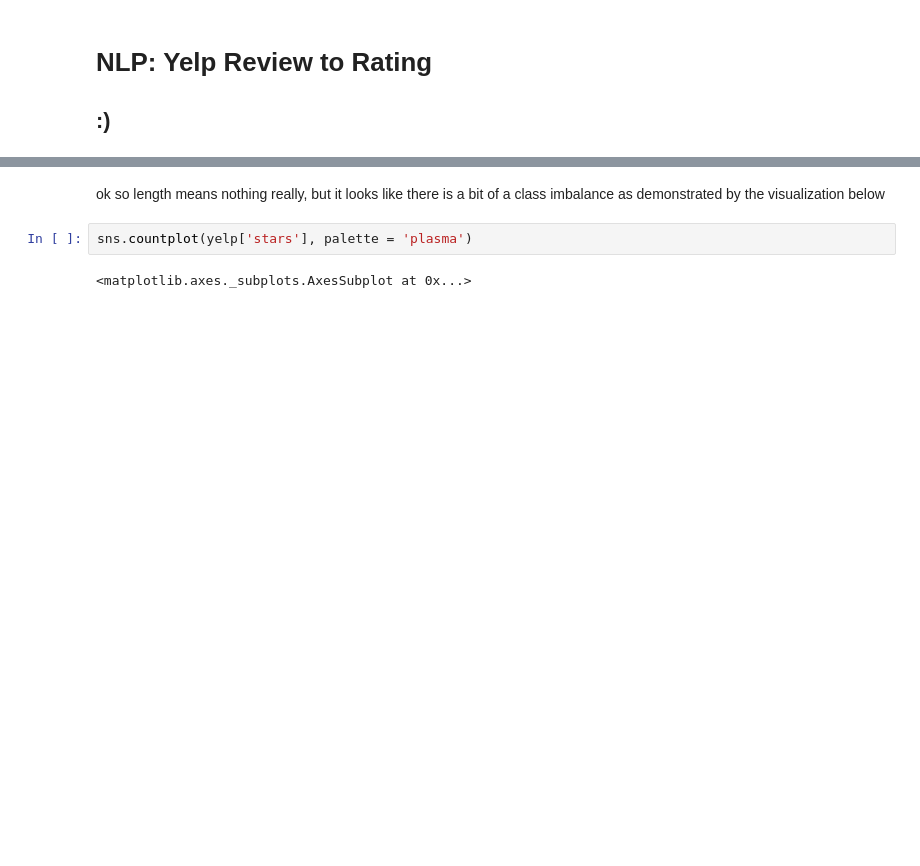
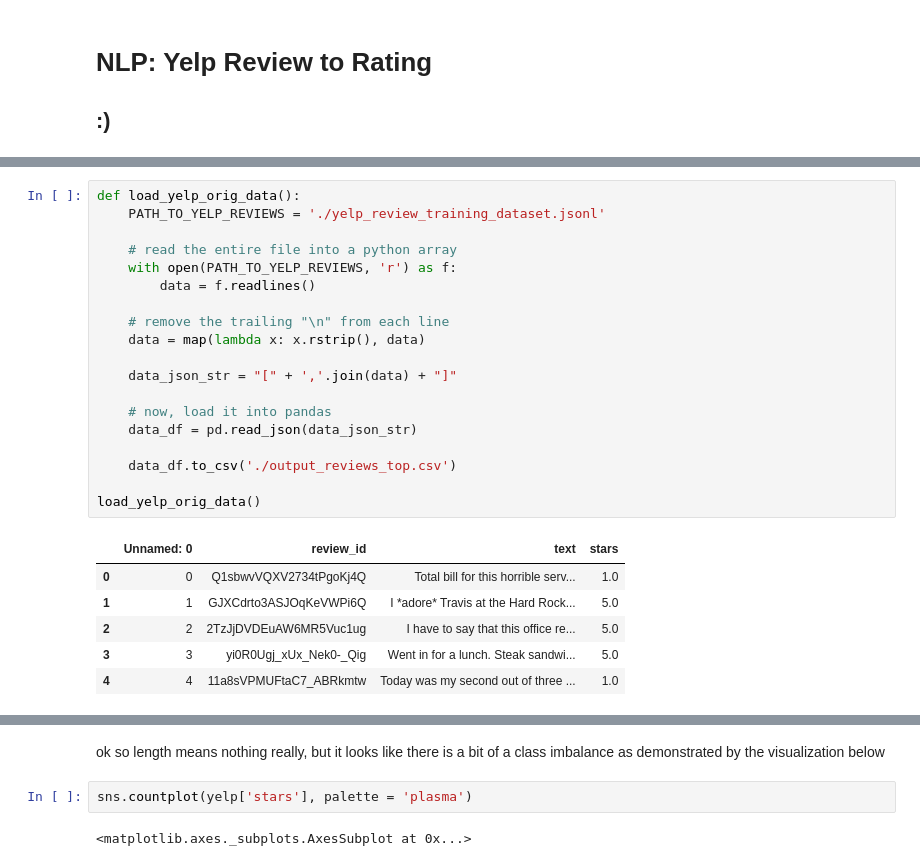
Before and after one commit to tanveed/team-t, a Jupyter notebook: NLP Yelp.ipynb, the cells around one changed output, grey strips where cells are left out. Cells and saved outputs as stored; diff of their text form; blank space fills up the shorter version.

```diff
--- a/NLP Yelp.ipynb
+++ b/NLP Yelp.ipynb
@@ -28 +47,27 @@ torch.manual_seed(1) #for reproducibility
+# %%
+def load_yelp_orig_data():
+    PATH_TO_YELP_REVIEWS = './yelp_review_training_dataset.jsonl'
+
+    # read the entire file into a python array
+    with open(PATH_TO_YELP_REVIEWS, 'r') as f:
+        data = f.readlines()
+
+    # remove the trailing "\n" from each line
+    data = map(lambda x: x.rstrip(), data)
+
+    data_json_str = "[" + ','.join(data) + "]"
+
+    # now, load it into pandas
+    data_df = pd.read_json(data_json_str)
+
+    data_df.to_csv('./output_reviews_top.csv')
+
+load_yelp_orig_data()
+# %% [output]
+|  | Unnamed: 0 | review_id | text | stars |
+| 0 | 0 | Q1sbwvVQXV2734tPgoKj4Q | Total bill for this horrible serv... | 1.0 |
+| 1 | 1 | GJXCdrto3ASJOqKeVWPi6Q | I *adore* Travis at the Hard Rock... | 5.0 |
+| 2 | 2 | 2TzJjDVDEuAW6MR5Vuc1ug | I have to say that this office re... | 5.0 |
+| 3 | 3 | yi0R0Ugj_xUx_Nek0-_Qig | Went in for a lunch. Steak sandwi... | 5.0 |
+| 4 | 4 | 11a8sVPMUFtaC7_ABRkmtw | Today was my second out of three ... | 1.0 |
 # %%
```
Also changed, not shown: parts of 20 cells of this notebook.
